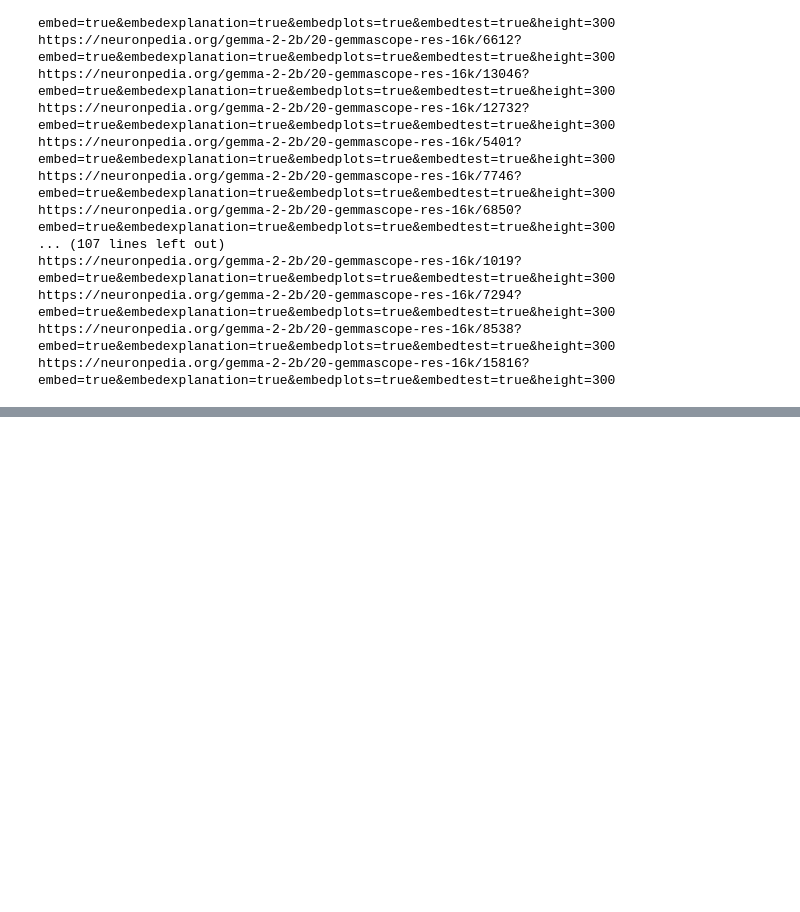
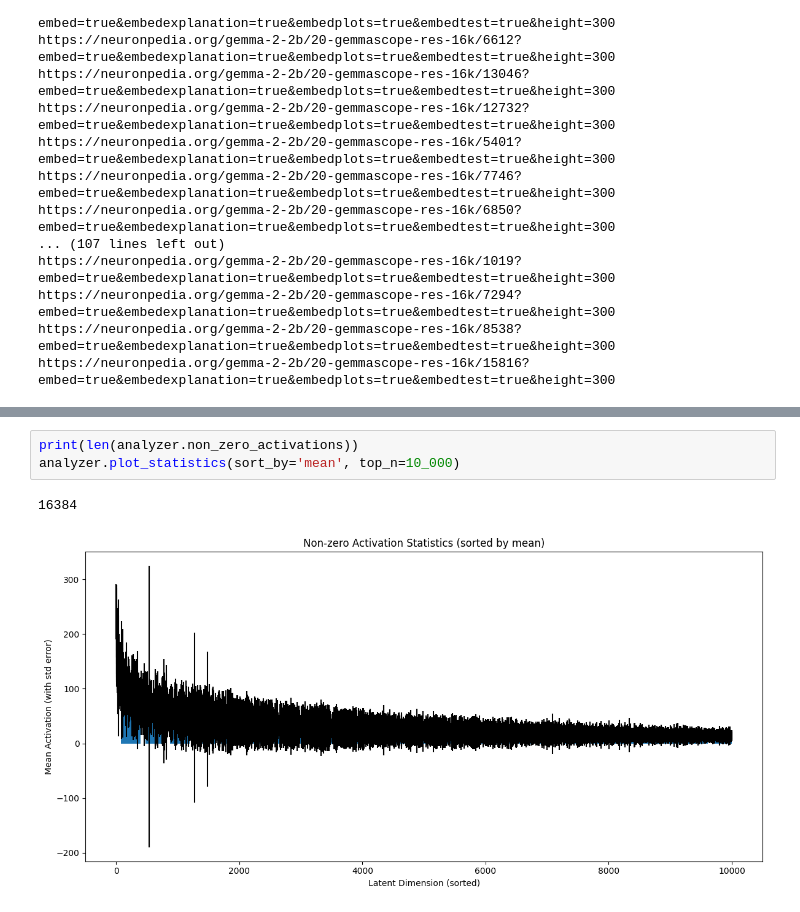
Before and after one commit to 4gatepylon/LLMDensityestimation, a Jupyter notebook: binarizeability_eda2.ipynb, the cells around one changed output, grey strips where cells are left out. Drawn from its saved outputs; the diff is of its cells as text; blank space fills up the shorter version.

```diff
--- a/binarizeability_eda2.ipynb
+++ b/binarizeability_eda2.ipynb
@@ -528,0 +743,6 @@ RuntimeError: The size of tensor a (8) must match the size of tensor b (256) at
+# %%
+print(len(analyzer.non_zero_activations))
+analyzer.plot_statistics(sort_by='mean', top_n=10_000)
+# %% [output]
+16384
+[figure, added]
```
Also changed, not shown: parts of 9 cells of this notebook.
